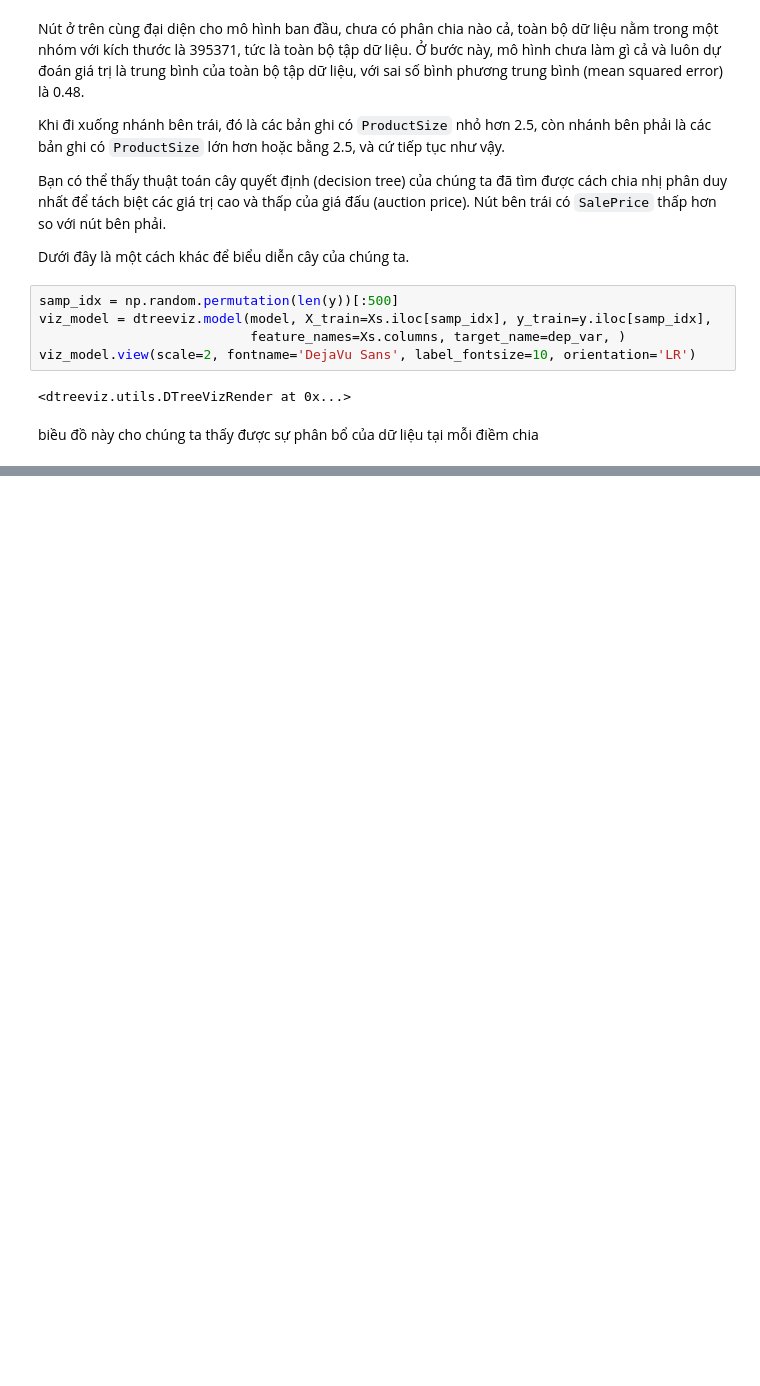
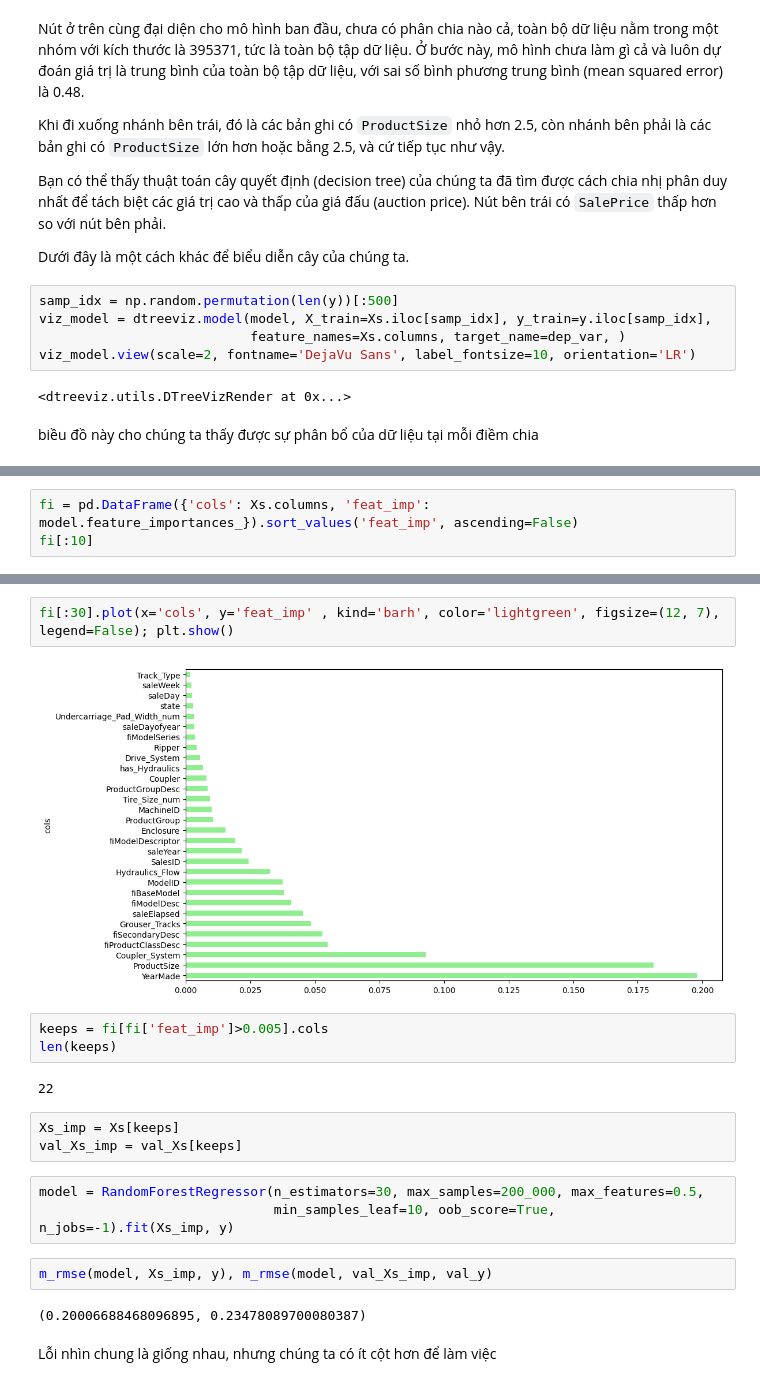
Before and after one commit to bhdai/nhom12, a Jupyter notebook: notebooks/bulldozer_model.ipynb, the cells around one changed output, grey strips where cells are left out. Saved outputs shown, nothing was run; the diff lists cells and outputs as text; blank space fills up the shorter version.

```diff
--- a/notebooks/bulldozer_model.ipynb
+++ b/notebooks/bulldozer_model.ipynb
@@ -483,0 +703,3 @@ np.int64(12063)
+# %%
+fi = pd.DataFrame({'cols': Xs.columns, 'feat_imp': model.feature_importances_}).sort_values('feat_imp', ascending=False)
+fi[:10]
@@ -483,0 +718,21 @@ np.int64(12063)
+# %%
+fi[:30].plot(x='cols', y='feat_imp' , kind='barh', color='lightgreen', figsize=(12, 7), legend=False); plt.show()
+# %% [output]
+[figure, added]
+# %%
+keeps = fi[fi['feat_imp']>0.005].cols
+len(keeps)
+# %% [output]
+22
+# %%
+Xs_imp = Xs[keeps]
+val_Xs_imp = val_Xs[keeps]
+# %%
+model = RandomForestRegressor(n_estimators=30, max_samples=200_000, max_features=0.5,
+                              min_samples_leaf=10, oob_score=True, n_jobs=-1).fit(Xs_imp, y)
+# %%
+m_rmse(model, Xs_imp, y), m_rmse(model, val_Xs_imp, val_y)
+# %% [output]
+(0.20006688468096895, 0.23478089700080387)
+# %% [markdown]
+Lỗi nhìn chung là giống nhau, nhưng chúng ta có ít cột hơn để làm việc
```
Also changed, not shown: parts of 112 cells of this notebook.
